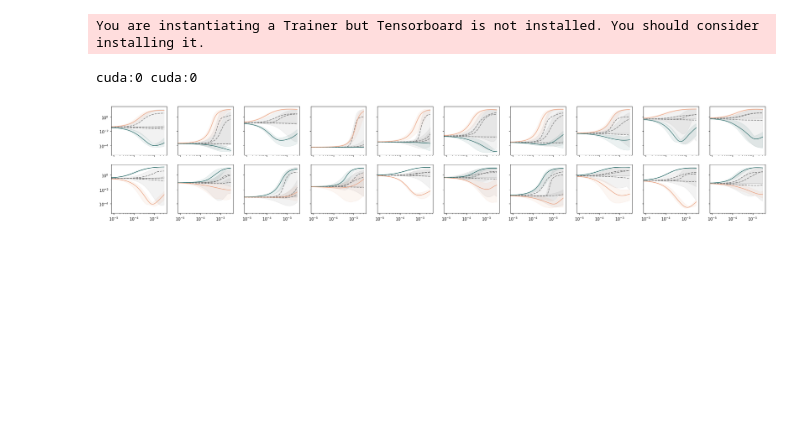
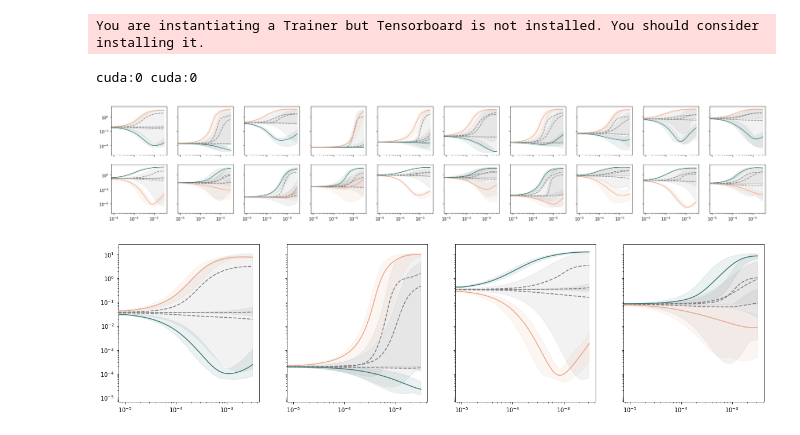
Before and after one commit to salesforce/fast-influence-functions, a Jupyter notebook: notebooks/20201111-imitator.ipynb, the cells around one changed output. Drawn from its saved outputs; the diff is of its cells as text; code cells hidden in the pictures; blank space fills up the shorter version.

```diff
--- a/notebooks/202001111-imitator.ipynb
+++ b/notebooks/20201111-imitator.ipynb
@@ -69,8 +69,8 @@ cuda:0 cuda:0
 # outputs_collections_5_9 = torch.load("/export/home/Experiments/20200722/outputs_collections.6-10.wrong.generated-label.pt")
 # outputs_collections_0_4 = torch.load("/export/home/Experiments/20200722/outputs_collections.0-5.right.ground-truth-label.pt")
 # outputs_collections_5_9 = torch.load("/export/home/Experiments/20200722/outputs_collections.0-5.right.generated-label.pt")
-outputs_collections_correct = torch.load("./imiator_experiments.only-correct.10.pt")
-outputs_collections_incorrect = torch.load("./imiator_experiments.only-incorrect.10.pt")
+outputs_collections_correct = torch.load("/export/home/hguo/Experiments/20201119/imiator_experiments.only-correct.10.pt")
+outputs_collections_incorrect = torch.load("/export/home/hguo/Experiments/20201119/imiator_experiments.only-incorrect.10.pt")
 # %%
 from tqdm import tqdm
 # %%
@@ -128,5 +128,35 @@ for index in range(len(outputs_collections_incorrect_subset)):
 # %% [output]
 [figure]
+# %%
+plt.rcParams["figure.figsize"] = (20, 5)
+figure, axes = plt.subplots(1, 4, sharex=True, sharey=True)
+for index in range(2):
+    collection = outputs_collections_correct_subset[index]
+    _plot_Xs_and_Ys_dict(
+        axis=axes[index],
+        fontsize=20,
+        title="Right Prediction (GT)",
+        Xs=[0.0] + np.logspace(-5, -2.5, 50).tolist(),
+        Ys_dict=collection["losses"],
+        baseline=original_imitator_loss[collection["index"]]
+    )
+
+for index in range(2):
+    collection = outputs_collections_incorrect_subset[index]
+    _plot_Xs_and_Ys_dict(
+        axis=axes[index + 2],
+        fontsize=20,
+        title="Right Prediction (Generated)",
+        Xs=[0.0] + np.logspace(-5, -2.5, 50).tolist(),
+        Ys_dict=collection["losses"],
+        baseline=original_imitator_loss[collection["index"]]
+    )
+
+
+# axes[-1, -1].legend()
+figure.savefig("./20201120-imitator-0-2.flattened.fine-tune-using-gt.pdf")
+# %% [output]
+[figure, added]
 # %%
 def _plot_Xs_and_Ys_dict(
         axis,
```
Also changed, not shown: parts of 1 cell of this notebook.
